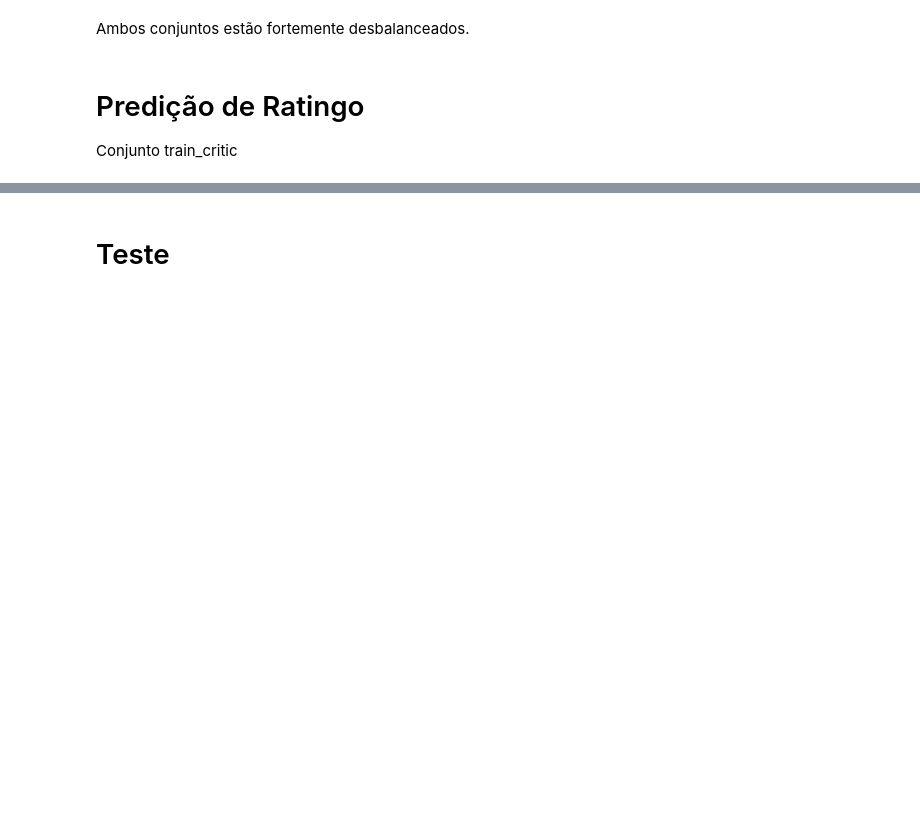
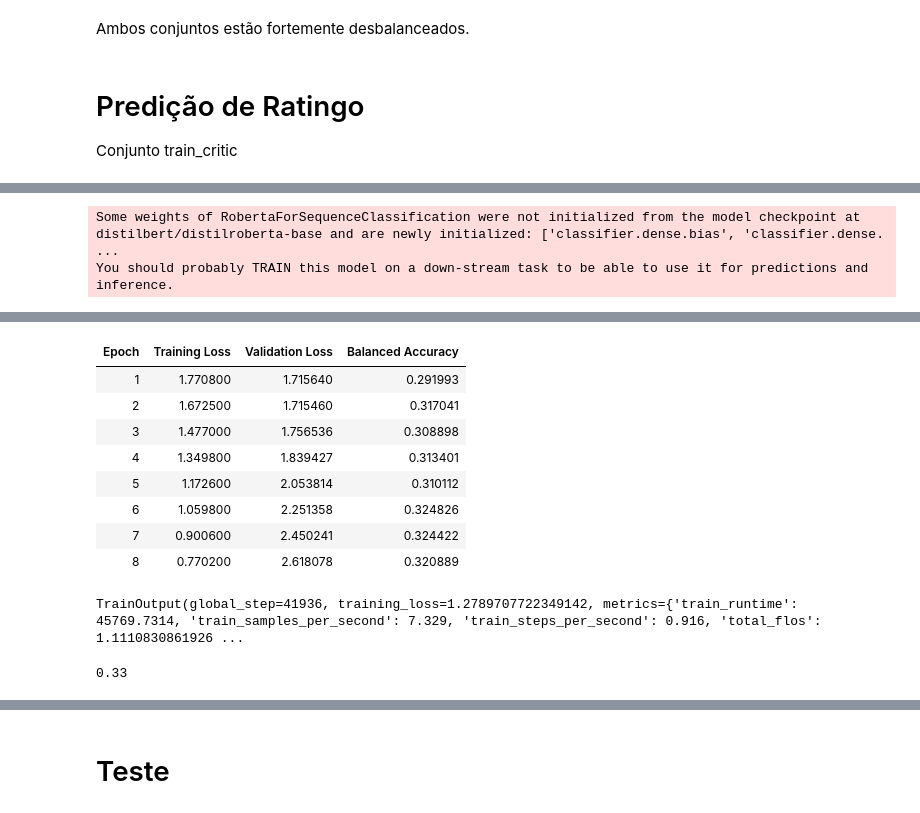
Before and after one commit to pemmoura/mdc-projeto-final, a Jupyter notebook: audience-distilroberta.ipynb, the cells around one changed output, grey strips where cells are left out. Saved outputs shown, nothing was run; the diff lists cells and outputs as text; code cells hidden in the pictures; blank space fills up the shorter version.

Commit message:
Update with last results

```diff
--- a/audience-distilroberta.ipynb
+++ b/audience-distilroberta.ipynb
@@ -88,5 +146,5 @@ def plot_confusion_matrix(trainer, dataset, label_names=None, cmap="Blues"):
 # %%
-from transformers import BertForSequenceClassification, BertTokenizer, Trainer, TrainingArguments
+from transformers import RobertaForSequenceClassification, RobertaTokenizer, Trainer, TrainingArguments
 from sklearn.utils.class_weight import compute_class_weight
 import torch
 import numpy as np
@@ -98,10 +156,13 @@ from sklearn.metrics import balanced_accuracy_score
 model_name = "distilbert/distilroberta-base"  # Ou outro checkpoint pré-treinado
 num_labels = 10  # Número de classes no seu problema
 
-model = BertForSequenceClassification.from_pretrained(model_name, num_labels=num_labels)
-tokenizer = BertTokenizer.from_pretrained(model_name)
+model = RobertaForSequenceClassification.from_pretrained(model_name, num_labels=num_labels)
+tokenizer = RobertaTokenizer.from_pretrained(model_name)
 # Supondo que 'labels' contenha todos os rótulos do conjunto de treinamento
 labels = train_audience['Rating']  # Altere para acessar os rótulos no seu dataset
+# %% [output]
+Some weights of RobertaForSequenceClassification were not initialized from the model checkpoint at distilbert/distilroberta-base and are newly initialized: ['classifier.dense.bias', 'classifier.dense. ...
+You should probably TRAIN this model on a down-stream task to be able to use it for predictions and inference.
 # %%
 class_weights = compute_class_weight(class_weight="balanced", classes=np.unique(labels), y=labels)
 class_weights = torch.tensor(class_weights, dtype=torch.float)  # Converta para um tensor PyTorch
@@ -146,7 +207,7 @@ def compute_metrics_balanced(eval_pred):
     return {"balanced_accuracy": balanced_acc}
 # %%
 training_args = TrainingArguments(
-    output_dir="./results_audience_roberta",
+    output_dir="./results_audience_distilroberta",
     learning_rate=5e-5,
     num_train_epochs=8,
     weight_decay=0.01,
@@ -180,3 +241,4 @@ trainer = CustomTrainer(
     compute_metrics=compute_metrics_balanced
 )
 trainer.train()
+# %% [output]
@@ -183,4 +246,16 @@ trainer.train()
+| Epoch | Training Loss | Validation Loss | Balanced Accuracy |
+| 1 | 1.770800 | 1.715640 | 0.291993 |
+| 2 | 1.672500 | 1.715460 | 0.317041 |
+| 3 | 1.477000 | 1.756536 | 0.308898 |
+| 4 | 1.349800 | 1.839427 | 0.313401 |
+| 5 | 1.172600 | 2.053814 | 0.310112 |
+| 6 | 1.059800 | 2.251358 | 0.324826 |
+| 7 | 0.900600 | 2.450241 | 0.324422 |
+| 8 | 0.770200 | 2.618078 | 0.320889 |
+TrainOutput(global_step=41936, training_loss=1.2789707722349142, metrics={'train_runtime': 45769.7314, 'train_samples_per_second': 7.329, 'train_steps_per_second': 0.916, 'total_flos': 1.1110830861926 ...
 # %%
 get_balanced_accuracy(model, tokenizer, val_audience_texts, val_audience_labels)
+# %% [output]
+0.33
 # %%
 trainer.evaluate()
```
Also changed, not shown: parts of 11 cells of this notebook, 15 other files.
